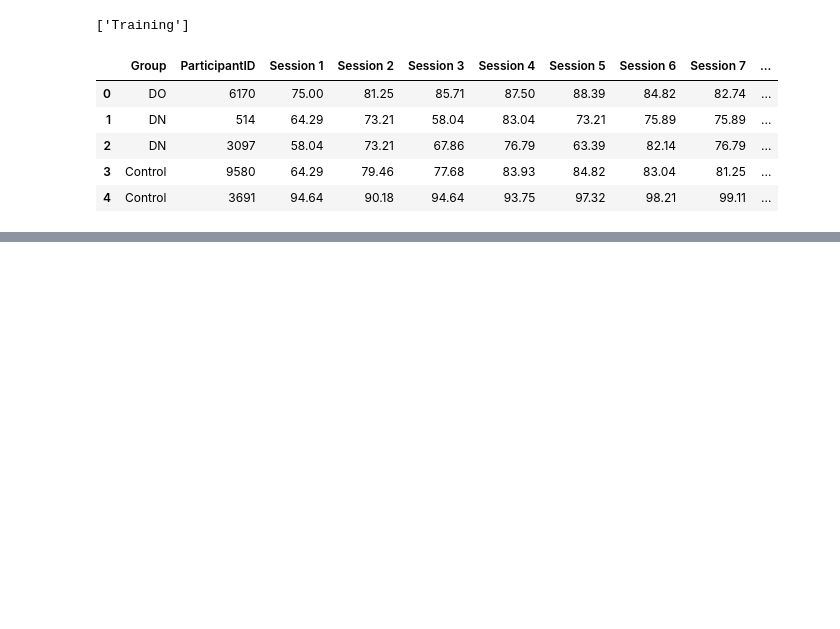
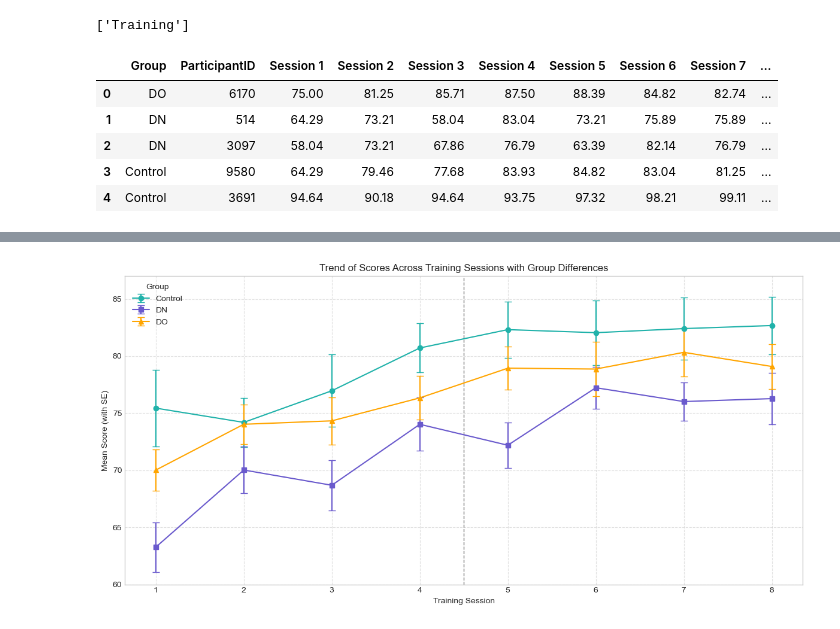
Before and after one commit to haeundev/Masters, a Jupyter notebook: VR Karting/Results/Trend Analysis/TrendAnalysis_1114.ipynb, the cells around one changed output, grey strips where cells are left out. Saved outputs shown, nothing was run; the diff lists cells and outputs as text; code cells hidden in the pictures; blank space fills up the shorter version.

```diff
--- a/VR Karting/Results/Trend Analysis/TrendAnalysis_1114.ipynb
+++ b/VR Karting/Results/Trend Analysis/TrendAnalysis_1114.ipynb
@@ -50,3 +73,64 @@ The `ci` parameter is deprecated. Use `errorbar='sd'` for the same effect.
+# %%
+import pandas as pd
+import numpy as np
+import matplotlib.pyplot as plt
+import seaborn as sns
+
+# Reshape the data for analysis
+df_melted = df.melt(id_vars=['Group', 'ParticipantID'], var_name='Session', value_name='Score')
+
+# Convert session column to a numerical format for analysis
+df_melted['Session'] = df_melted['Session'].str.extract('(\d+)').astype(int)
+
+# Calculate mean and standard error for each group and session
+grouped_data = df_melted.groupby(['Group', 'Session']).agg(
+    Mean_Score=('Score', 'mean'),
+    Std_Error=('Score', lambda x: np.std(x, ddof=1) / np.sqrt(len(x)))
+).reset_index()
+
+plt.style.use('seaborn-v0_8-whitegrid')
+
+# Plotting for each session and group with error bars
+plt.figure(figsize=(12, 6))
+
+# Define line styles and markers for each group
+group_styles = {
+    'Control': {'color': 'lightseagreen', 'linestyle': '-', 'marker': 'o'},
+    'DO': {'color': 'orange', 'linestyle': '-', 'marker': '^'},
+    'DN': {'color': 'slateblue', 'linestyle': '-', 'marker': 's'}
+}
+
+# Plot each group with error bars
+for group in grouped_data['Group'].unique():
+    group_data = grouped_data[grouped_data['Group'] == group]
+    plt.errorbar(
+        group_data['Session'], group_data['Mean_Score'],
+        yerr=group_data['Std_Error'],
+        label=group,
+        color=group_styles.get(group, {}).get('color', 'black'),
+        linestyle=group_styles.get(group, {}).get('linestyle', '-'),
+        marker=group_styles.get(group, {}).get('marker', 'o'),
+        capsize=4
+    )
+
+# Set y-axis range
+plt.ylim(60, 87)
+
+# Add vertical line to split session ranges
+plt.axvline(x=4.5, color='gray', linestyle='--', linewidth=1)
+
+# Customize plot
+plt.title('Trend of Scores Across Training Sessions with Group Differences')
+plt.xlabel('Training Session')
+plt.ylabel('Mean Score (with SE)')
+plt.legend(title='Group')
+plt.grid(True, linestyle='--', alpha=0.6)
+plt.tight_layout()
+
+plt.savefig('training_sessions_trend.png', dpi=300)
+plt.show()
+# %% [output]
+[figure, added]
 # %%
 from scipy.stats import f_oneway, ttest_rel
 import statsmodels.api as sm
```
Also changed, not shown: parts of 2 cells of this notebook, 2 other files.
